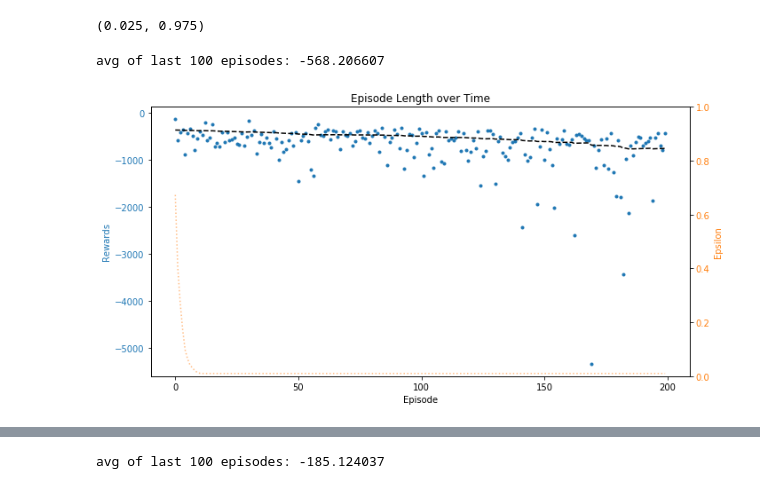
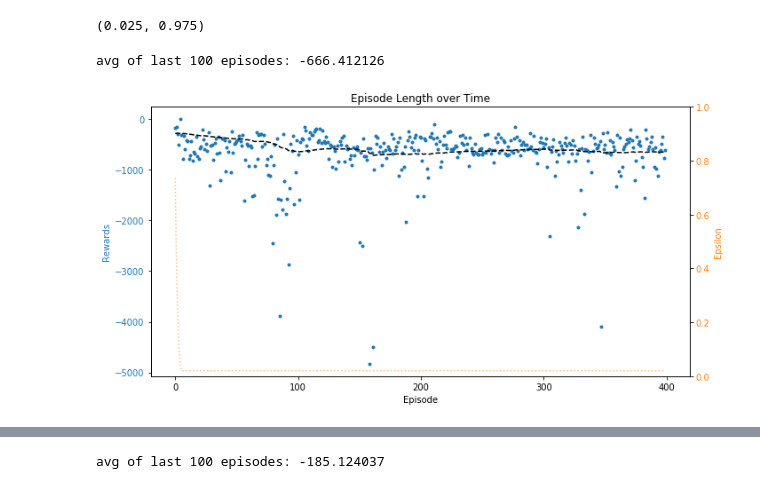
Before and after one commit to unoti/ai-gym-experiments, a Jupyter notebook: 7-Lunar Lander.ipynb, the cells around one changed output, grey strips where cells are left out. Cells and saved outputs as stored; diff of their text form; code cells hidden in the pictures.

```diff
--- a/7-Lunar Lander.ipynb
+++ b/7-Lunar Lander.ipynb
@@ -34,7 +35,8 @@ ngamma, gamma
 # %%
 low_gamma = deep_rico(env)
 low_gamma.policy.gamma = 0.999
-low_gamma.train(200)
+low_gamma.policy.epsilon_min = 0.02 # Want it to be a bit more exploratory
+low_gamma.train(400)
 # %% [output]
-avg of last 100 episodes: -568.206607
+avg of last 100 episodes: -666.412126
-[figure, old version]
+[figure, new version]
```
Also changed, not shown: parts of 15 cells of this notebook, 4 other files.
